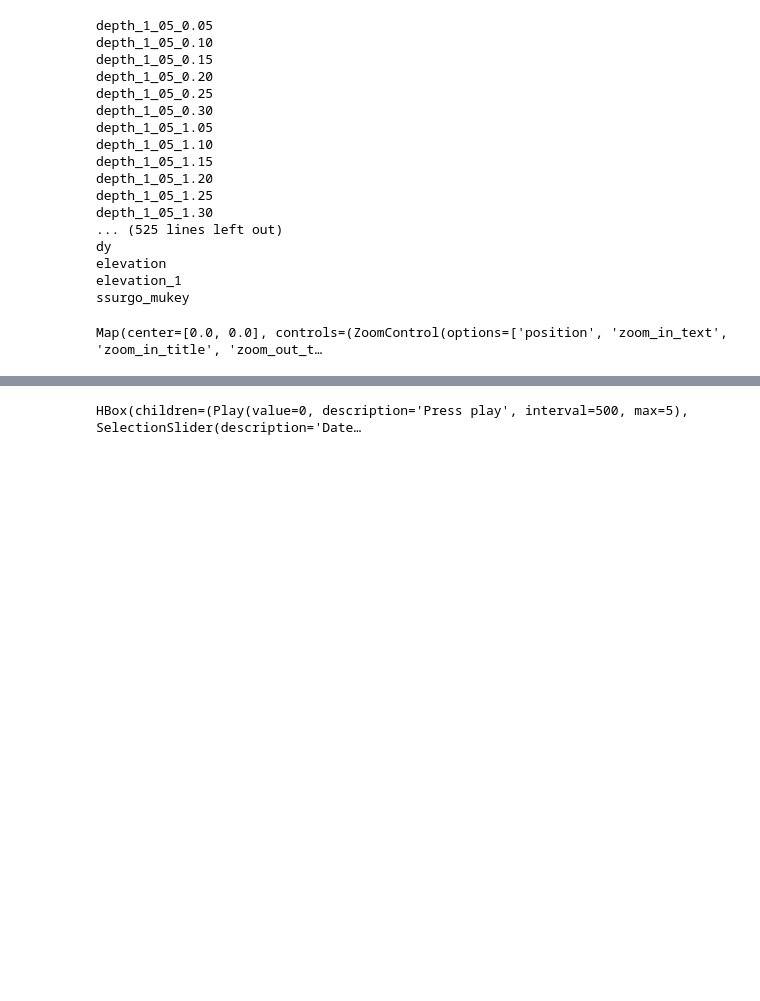
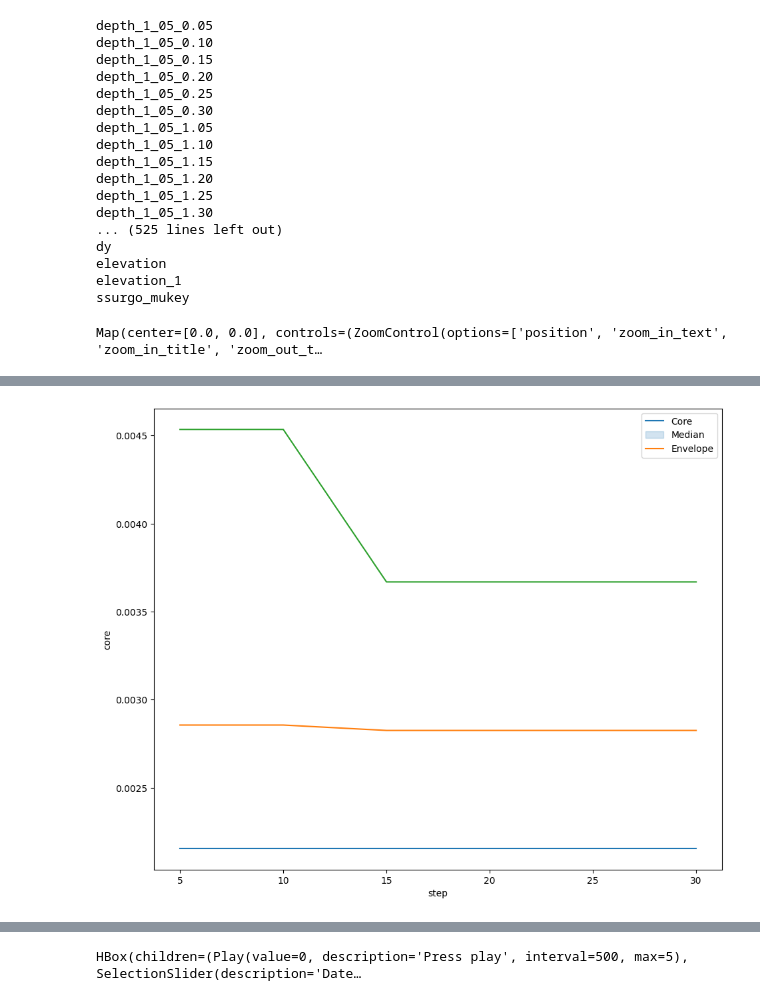
Before and after one commit to ncsu-geoforall-lab/NRCS_SIMWE, a Jupyter notebook: notebooks/interactive.ipynb, the cells around one changed output, grey strips where cells are left out. Cells and saved outputs as stored; diff of their text form; code cells hidden in the pictures; blank space fills up the shorter version.

Commit message:
Added new timeseries data

```diff
--- a/notebooks/interactive.ipynb
+++ b/notebooks/interactive.ipynb
@@ -84,0 +160,20 @@ Map(center=[0.0, 0.0], controls=(ZoomControl(options=['position', 'zoom_in_text'
+# %%
+def sample_random_points(n, time_steps):
+    tmp_data = []
+    gs.run_command("v.random", output="random_points", npoints=n, seed=8)
+    for step in time_steps:
+        json_output = gs.parse_command("r.what", points="random_points", map=f"depth_1_1_s_{step}_median,depth_1_1_s_{step}_minimum,depth_1_1_s_{step}_maximum", format="json")
+        print(json_output[0])
+        new_json = {
+            "step": int(step),
+            "core": json_output[0][f"depth_1_1_s_{step}_minimum"]["value"],
+            "envelope": json_output[0][f"depth_1_1_s_{step}_maximum"]["value"],
+            "median": json_output[0][f"depth_1_1_s_{step}_median"]["value"]
+        }
+        tmp_data.append(new_json)
+
+    df = pd.DataFrame(tmp_data)
+    return df
+
+df_samples = sample_random_points(1, time_steps)
+df_samples.head(10)
@@ -85 +192,12 @@ Map(center=[0.0, 0.0], controls=(ZoomControl(options=['position', 'zoom_in_text'
+# %%
+import seaborn as sns
+
+f, ax = plt.subplots(figsize=(11, 9))
+sns.lineplot(data=df_samples, x="step", y="core")
+sns.lineplot(data=df_samples, x="step", y="median", dashes=True)
+sns.lineplot(data=df_samples, x="step", y="envelope")
+plt.legend(["Core", "Median", "Envelope"])
+plt.show()
+# %% [output]
+[figure, added]
 # %%
```
Also changed, not shown: parts of 6 cells of this notebook, 41 other files.
